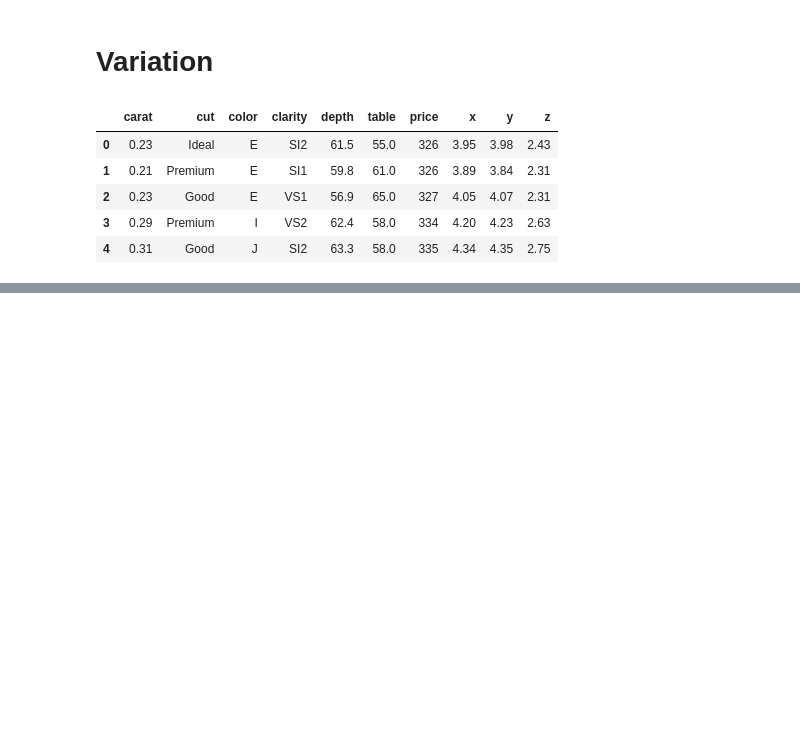
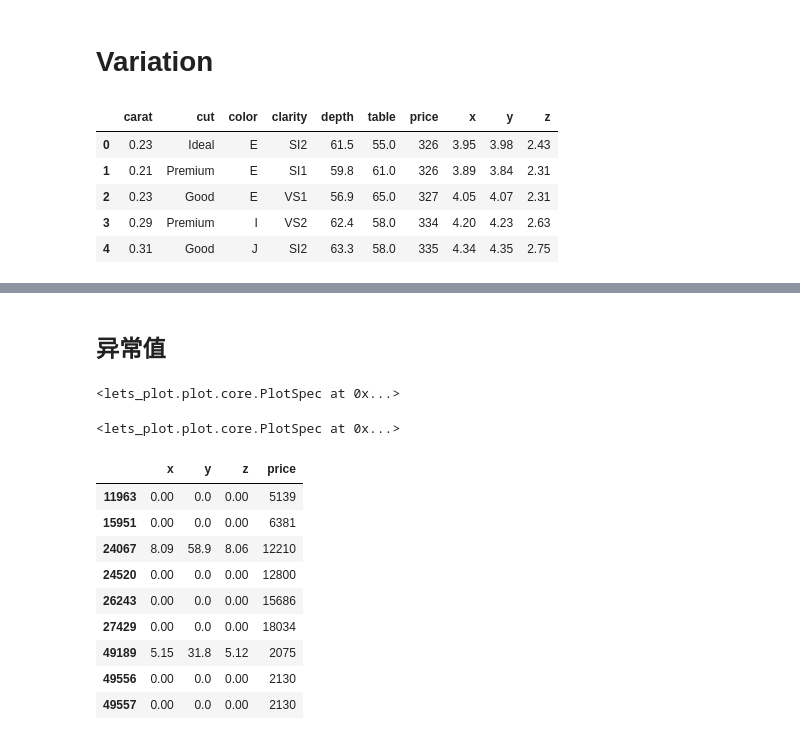
Before and after one commit to navono/ml_py_learning, a Jupyter notebook: data_viz/py_4_ds/02_2_viz_EDA.ipynb, the cells around one changed output, grey strips where cells are left out. Drawn from its saved outputs; the diff is of its cells as text; code cells hidden in the pictures; blank space fills up the shorter version.

```diff
--- a/data_viz/py_4_ds/02_2_viz_EDA.ipynb
+++ b/data_viz/py_4_ds/02_2_viz_EDA.ipynb
@@ -46,0 +77,34 @@ diamonds.head()
+# %% [markdown]
+## 异常值
+# %%
+# 直方图中无法直观显示异常值，因为相对来说会比较短，甚至无法肉眼观察到
+(ggplot(diamonds, aes(x="y"))
+ + geom_histogram(binwidth=0.5)
+ )
+# %% [output]
+<lets_plot.plot.core.PlotSpec at 0x...>
+# %%
+# 这是可以配合 coord_cartesian(ylim=[0, 50]) 来限制 y 轴的范围
+(ggplot(diamonds, aes(x="y"))
+ + geom_histogram(binwidth=0.5)
+ + coord_cartesian(ylim=[0, 50])
+ )
+# %% [output]
+<lets_plot.plot.core.PlotSpec at 0x...>
+# %%
+unusual = diamonds.query("y < 3 or y > 20").loc[:, ["x", "y", "z", "price"]]
+unusual
+
+# 下列数据展现了宽度为 0 的项，这些项在直方图中无法显示。像这样的数据，我们在做数据处理时，也将其值设置为 NA
+# 异常值还有就是不符合常规的，比如说，大小为 58.9，但价格和其他的却相差无几
+# %% [output]
+|  | x | y | z | price |
+| 11963 | 0.00 | 0.0 | 0.00 | 5139 |
+| 15951 | 0.00 | 0.0 | 0.00 | 6381 |
+| 24067 | 8.09 | 58.9 | 8.06 | 12210 |
+| 24520 | 0.00 | 0.0 | 0.00 | 12800 |
+| 26243 | 0.00 | 0.0 | 0.00 | 15686 |
+| 27429 | 0.00 | 0.0 | 0.00 | 18034 |
+| 49189 | 5.15 | 31.8 | 5.12 | 2075 |
+| 49556 | 0.00 | 0.0 | 0.00 | 2130 |
+| 49557 | 0.00 | 0.0 | 0.00 | 2130 |
```
Also changed, not shown: parts of 11 cells of this notebook.
